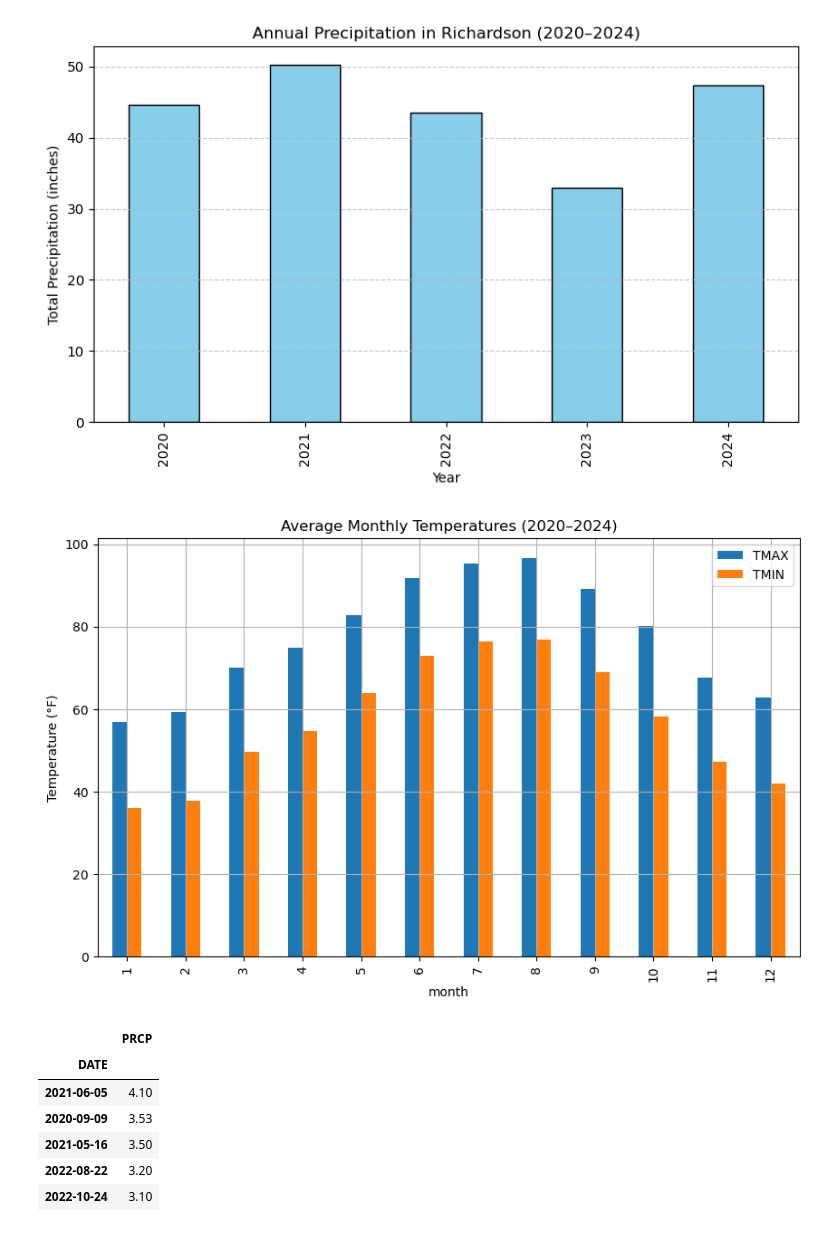
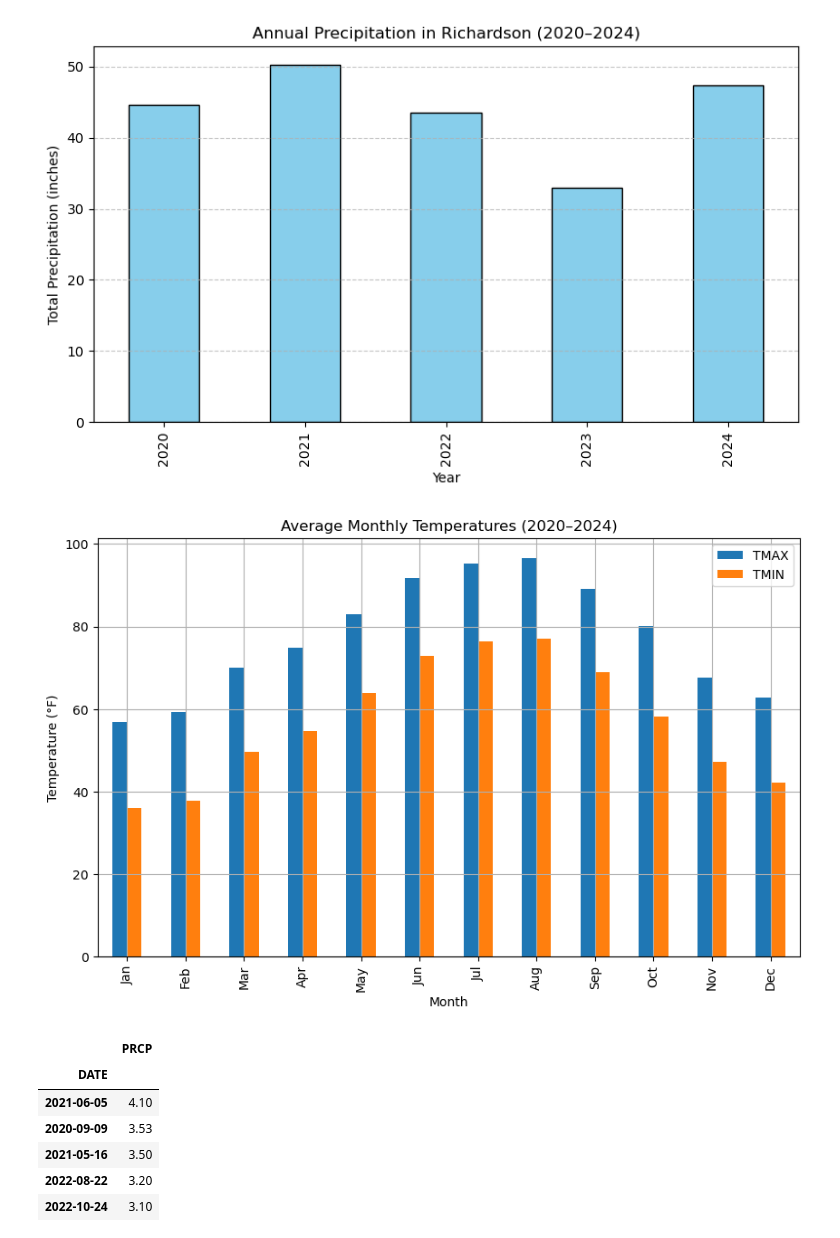
Before and after one commit to Reev132/richardson-weather-analysis, a Jupyter notebook: notebooks/01_basic_eda.ipynb, the cells around one changed output. Cells and saved outputs as stored; diff of their text form; code cells hidden in the pictures.

Commit message:
modified image

```diff
--- a/notebooks/01_basic_eda.ipynb
+++ b/notebooks/01_basic_eda.ipynb
@@ -113,16 +113,22 @@ plt.show()
 # %% [output]
 [figure]
 # %%
+import calendar
+
 df['month'] = df.index.month
 monthly_avg = df.groupby('month')[['TMAX', 'TMIN']].mean()
+
+# Replace the numeric index with abbreviated month names
+monthly_avg.index = monthly_avg.index.map(lambda x: calendar.month_abbr[x])
 
 monthly_avg.plot(kind='bar', figsize=(10,6))
 plt.title('Average Monthly Temperatures (2020–2024)')
 plt.ylabel('Temperature (°F)')
+plt.xlabel('Month')
 plt.grid(True)
 plt.show()
 # %% [output]
-[figure, old version]
+[figure, new version]
 # %%
 # A chart showing the average temperatures of each month between the time frame.
 # %%
```
Also changed, not shown: 1 other file.
